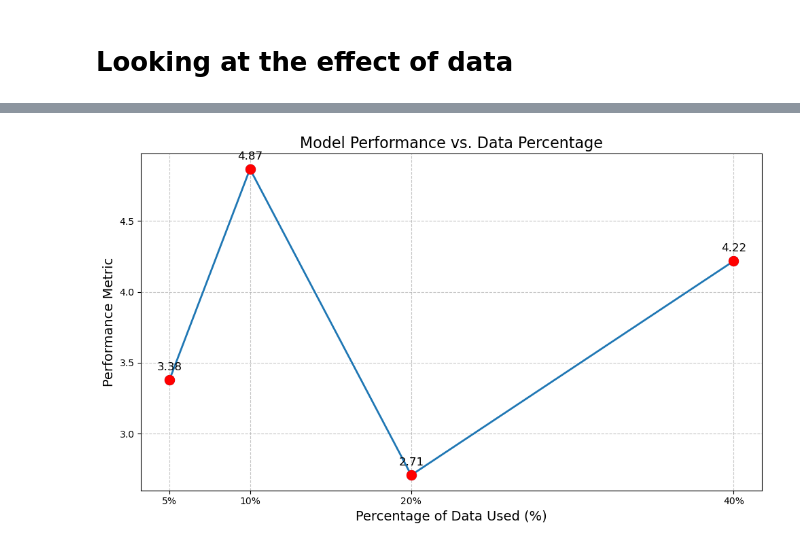
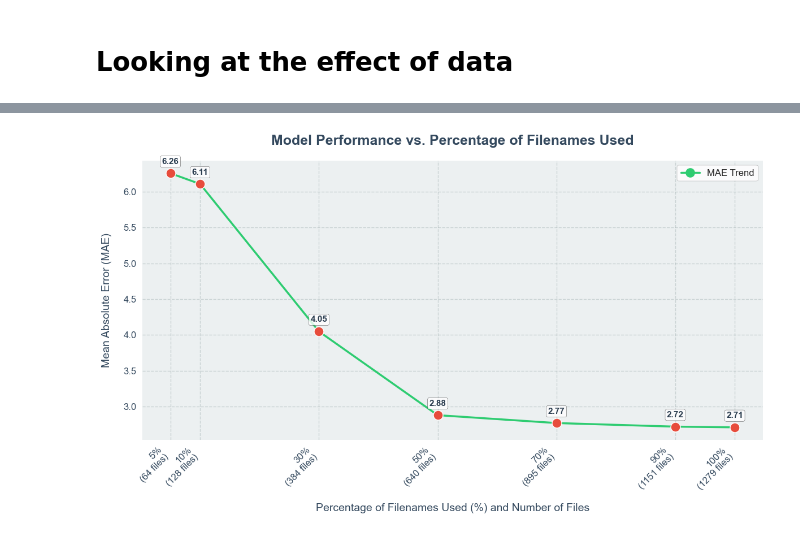
Before and after one commit to WannesLamberts/MTL-peptide-property-prediction-pool, a Jupyter notebook: results.ipynb, the cells around one changed output, grey strips where cells are left out. Saved outputs shown, nothing was run; the diff lists cells and outputs as text; code cells hidden in the pictures.

```diff
--- a/results.ipynb
+++ b/results.ipynb
@@ -5,4 +6,4 @@ import numpy as np
 # %% [markdown]
 ## Comparison bool vs base model on two datasets
 # %%
-losses = get_loss_predictions("predictions/")
+losses = get_loss_predictions2("predictions/")
@@ -62,52 +112,92 @@ plt.show()
 # %%
 import matplotlib.pyplot as plt
 import numpy as np
 
-# Your data
+# Manually defined data percentages corresponding to the losses
 data_percentages = {
-    '5%': 3.3781664709693757,
-    '10%': 4.867127501953704,
-    '20%': 2.7075806992960736,
-    '40%': 4.218169148586952
+    '5%': 6.26,
+    '10%': 6.11,
+    '30%': 4.05,
+    '50%': 2.88,
+    '70%': 2.77,
+    '90%': 2.72,
+    '100%': 2.71
 }
+
+# Total number of filenames corresponding to 100%
+total_filenames = 1279
 
 # Convert the keys to numeric values for plotting
 x_values = [float(k.strip('%')) for k in data_percentages.keys()]
 y_values = list(data_percentages.values())
+filenames = [64, 128, 384, 640, 895, 1151, 1279]
 
 # Sort the data by x values
 sorted_indices = np.argsort(x_values)
 x_values = [x_values[i] for i in sorted_indices]
 y_values = [y_values[i] for i in sorted_indices]
+filenames = [filenames[i] for i in sorted_indices]
 
-# Create the plot
-plt.figure(figsize=(10, 6))
-plt.plot(x_values, y_values, marker='o', linestyle='-', linewidth=2, markersize=10)
-plt.scatter(x_values, y_values, s=100, c='red', zorder=5)
+# Create the plot with a modern style
+plt.style.use('seaborn-v0_8')  # Updated style for better aesthetics
+plt.figure(figsize=(12, 7), facecolor='white')
 
-# Add title and labels
-plt.title('Model Performance vs. Data Percentage', fontsize=16)
-plt.xlabel('Percentage of Data Used (%)', fontsize=14)
-plt.ylabel('Performance Metric', fontsize=14)
+# Plot the line and points with a professional color scheme
+plt.plot(x_values, y_values, marker='o', linestyle='-',
+         linewidth=2.5, markersize=12, color='#2ecc71',
+         label='MAE Trend')
+plt.scatter(x_values, y_values, s=150, c='#e74c3c', zorder=5,
+           edgecolors='white', linewidth=1)
 
-# Customize the grid
-plt.grid(True, linestyle='--', alpha=0.7)
+# Customize title and labels with better fonts
+plt.title('Model Performance vs. Percentage of Filenames Used',
+          fontsize=18, pad=20, fontweight='bold', color='#34495e')
+plt.xlabel('Percentage of Filenames Used (%) and Number of Files',
+           fontsize=14, labelpad=15, color='#34495e')
+plt.ylabel('Mean Absolute Error (MAE)',
+           fontsize=14, labelpad=15, color='#34495e')
 
-# Add text annotations for each point
+# Customize grid
+plt.grid(True, linestyle='--', alpha=0.4, color='#95a5a6')
+
+# Add text annotations with better styling
 for i, (x, y) in enumerate(zip(x_values, y_values)):
-    plt.annotate(f'{y:.2f}', (x, y), textcoords="offset points",
-                 xytext=(0, 10), ha='center', fontsize=12)
+    plt.annotate(f'{y:.2f}', (x, y),
+                 textcoords="offset points",
+                 xytext=(0, 12),
+                 ha='center',
+                 fontsize=11,
+                 fontweight='bold',
+                 color='#2c3e50',
+                 bbox=dict(boxstyle='round,pad=0.2',
+                          fc='white',
+                          alpha=0.8))
 
-# Set the x-axis to show percentage points
-plt.xticks(x_values, [f'{int(x)}%' for x in x_values])
+# Customize x-axis ticks
+xticks_labels = [f'{int(x)}%\n({int(filenames[i])} files)'
+                for i, x in enumerate(x_values)]
+plt.xticks(x_values, xticks_labels, rotation=45, ha='right',
+          fontsize=12, color='#34495e')
 
-# Improve the layout
+# Customize y-axis ticks
+plt.yticks(fontsize=12, color='#34495e')
+
+# Add a legend
+plt.legend(fontsize=12, loc='upper right',
+          frameon=True, facecolor='white', edgecolor='gray')
+
+# Adjust layout and add a subtle background
+plt.gca().set_facecolor('#ecf0f1')
 plt.tight_layout()
 
-# # Optional: add shaded area under the curve
-# plt.fill_between(x_values, y_values, alpha=0.2, color='blue')
+# Save the plot with high quality
+plt.savefig('model_performance_vs_filenames.png',
+            dpi=300,
+            bbox_inches='tight',
+            facecolor='white',
+            edgecolor='none')
 
-plt.savefig('model_performance_vs_data.png', dpi=300, bbox_inches='tight')
+# Display the plot
 plt.show()
 # %% [output]
-[figure, old version]
+[figure, new version]
```
Also changed, not shown: parts of 7 cells of this notebook, 10 other files.
